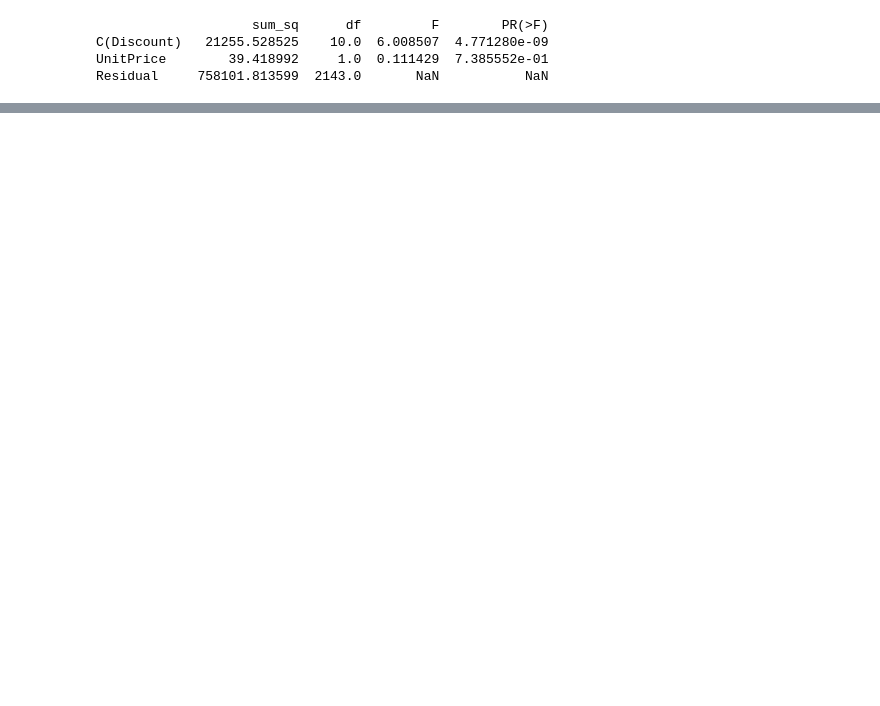
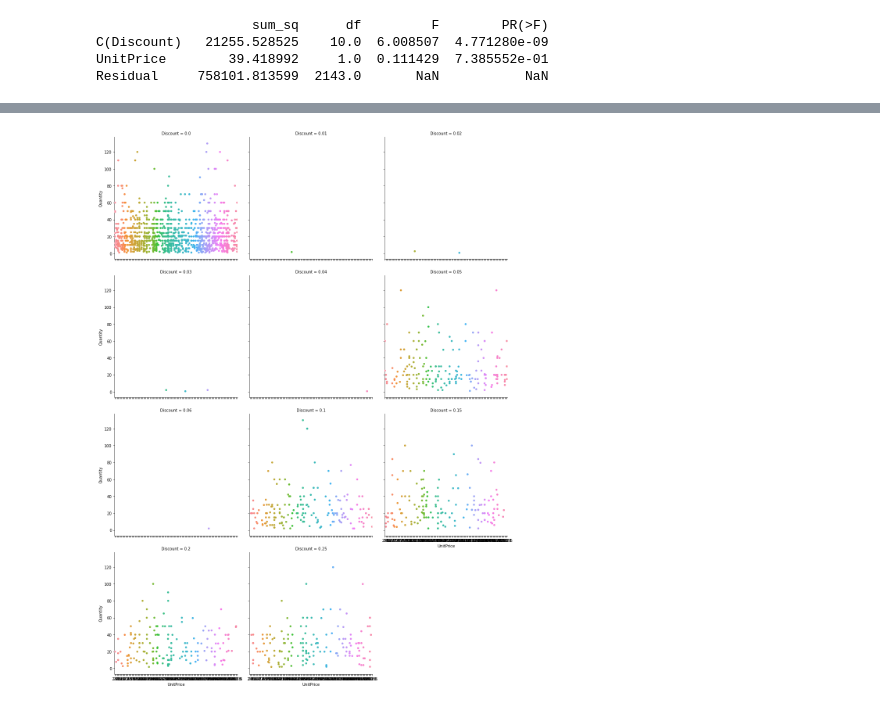
Before and after one commit to zfeizollahi/dsc-mod-3-project-online-ds-sp-000, a Jupyter notebook: Stats_Prop_Module.ipynb, the cells around one changed output, grey strips where cells are left out. Drawn from its saved outputs; the diff is of its cells as text; code cells hidden in the pictures; blank space fills up the shorter version.

```diff
--- a/Stats_Prop_Module.ipynb
+++ b/Stats_Prop_Module.ipynb
@@ -154,0 +240,4 @@ sns.factorplot(data=df, x="model_year", y="mpg", col="origin")
+# %%
+g = sns.catplot(data=df, x="UnitPrice", y='Quantity', col='Discount', col_wrap=3)
+# %% [output]
+[figure, added]
```
Also changed, not shown: parts of 38 cells of this notebook.
